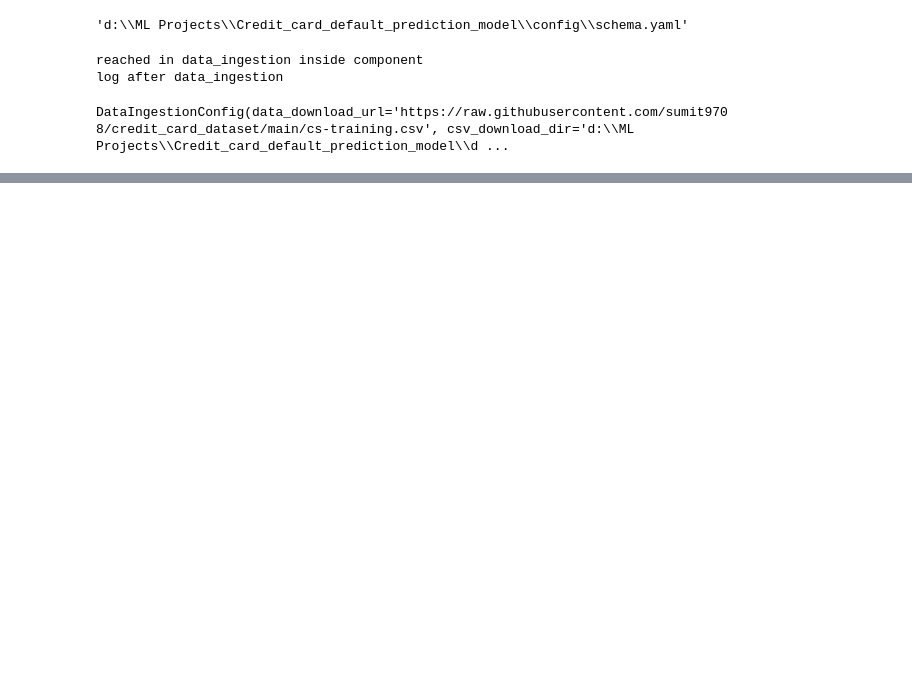
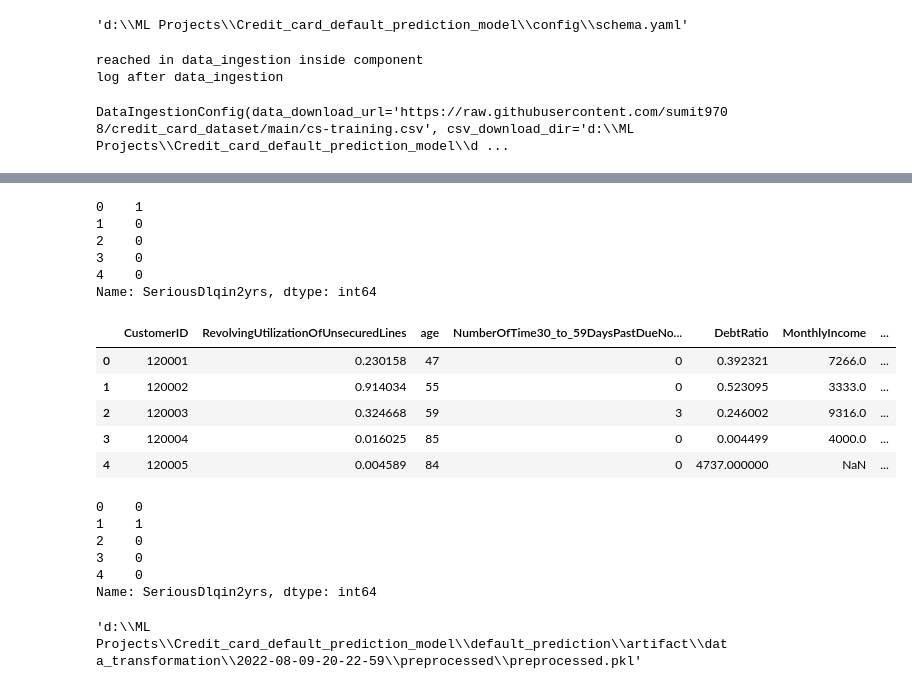
Before and after one commit to sumit9708/Credit_card_default_prediction_model, a Jupyter notebook: notebook/example.ipynb, the cells around one changed output, grey strips where cells are left out. Drawn from its saved outputs; the diff is of its cells as text; code cells hidden in the pictures; blank space fills up the shorter version.

```diff
--- a/notebook/example.ipynb
+++ b/notebook/example.ipynb
@@ -146,0 +223,27 @@ df
+# %%
+target_feature_train_df.head()
+# %% [output]
+0    1
+1    0
+2    0
+3    0
+4    0
+Name: SeriousDlqin2yrs, dtype: int64
+# %%
+input_feature_test_df.head()
+# %% [output]
+|  | CustomerID | RevolvingUtilizationOfUnsecuredLines | age | NumberOfTime30_to_59DaysPastDueNo... | DebtRatio | MonthlyIncome | ... |
+| 0 | 120001 | 0.230158 | 47 | 0 | 0.392321 | 7266.0 | ... |
+| 1 | 120002 | 0.914034 | 55 | 0 | 0.523095 | 3333.0 | ... |
+| 2 | 120003 | 0.324668 | 59 | 3 | 0.246002 | 9316.0 | ... |
+| 3 | 120004 | 0.016025 | 85 | 0 | 0.004499 | 4000.0 | ... |
+| 4 | 120005 | 0.004589 | 84 | 0 | 4737.000000 | NaN | ... |
+# %%
+target_feature_test_df.head()
+# %% [output]
+0    0
+1    1
+2    0
+3    0
+4    0
+Name: SeriousDlqin2yrs, dtype: int64
@@ -146,0 +252,4 @@ df
+# %%
+data_transformation_artifact.preprocessed_object_file_path
+# %% [output]
+'d:\\ML Projects\\Credit_card_default_prediction_model\\default_prediction\\artifact\\data_transformation\\2022-08-09-20-22-59\\preprocessed\\preprocessed.pkl'
```
Also changed, not shown: parts of 47 cells of this notebook, 10 other files.
